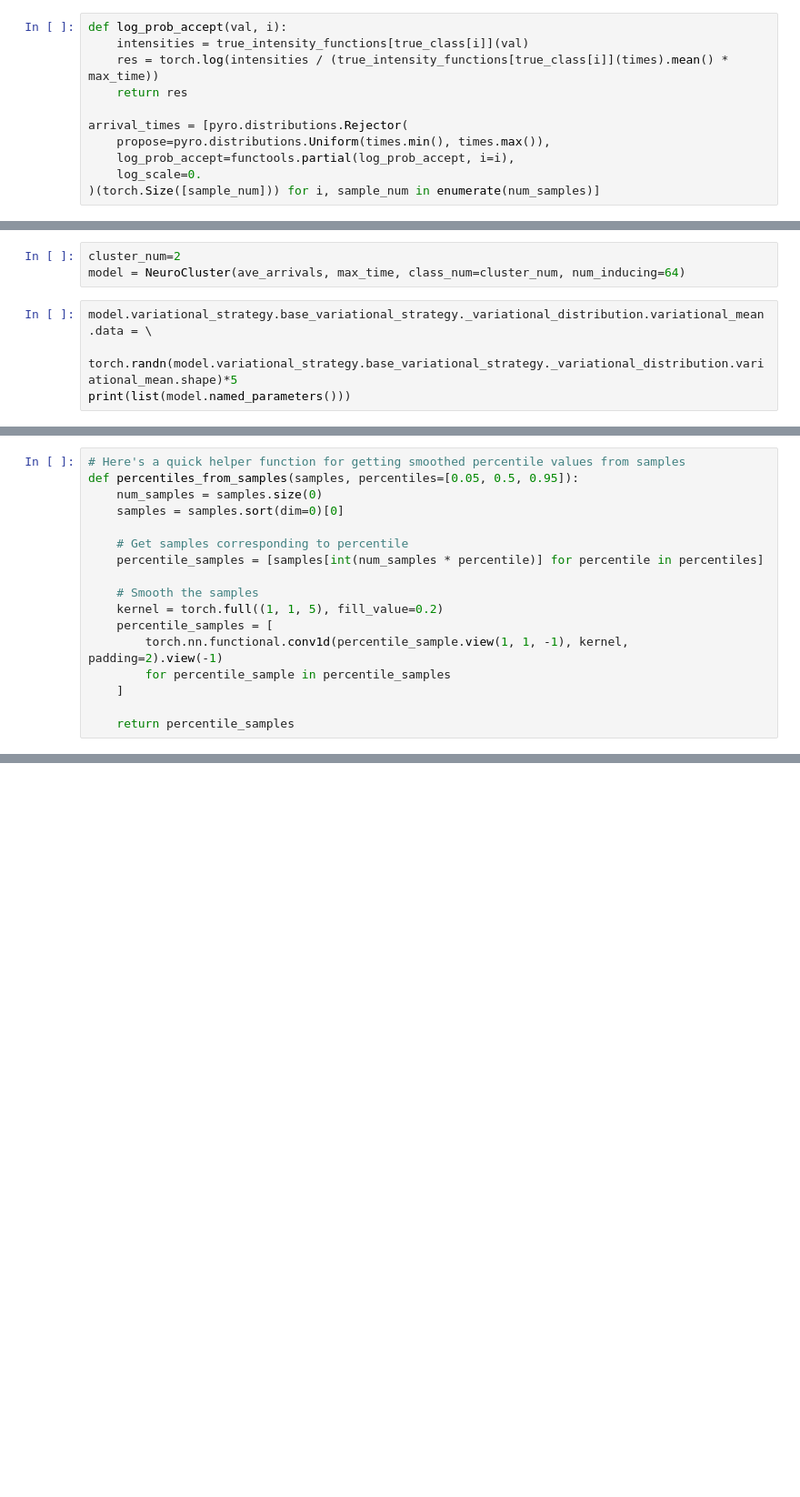
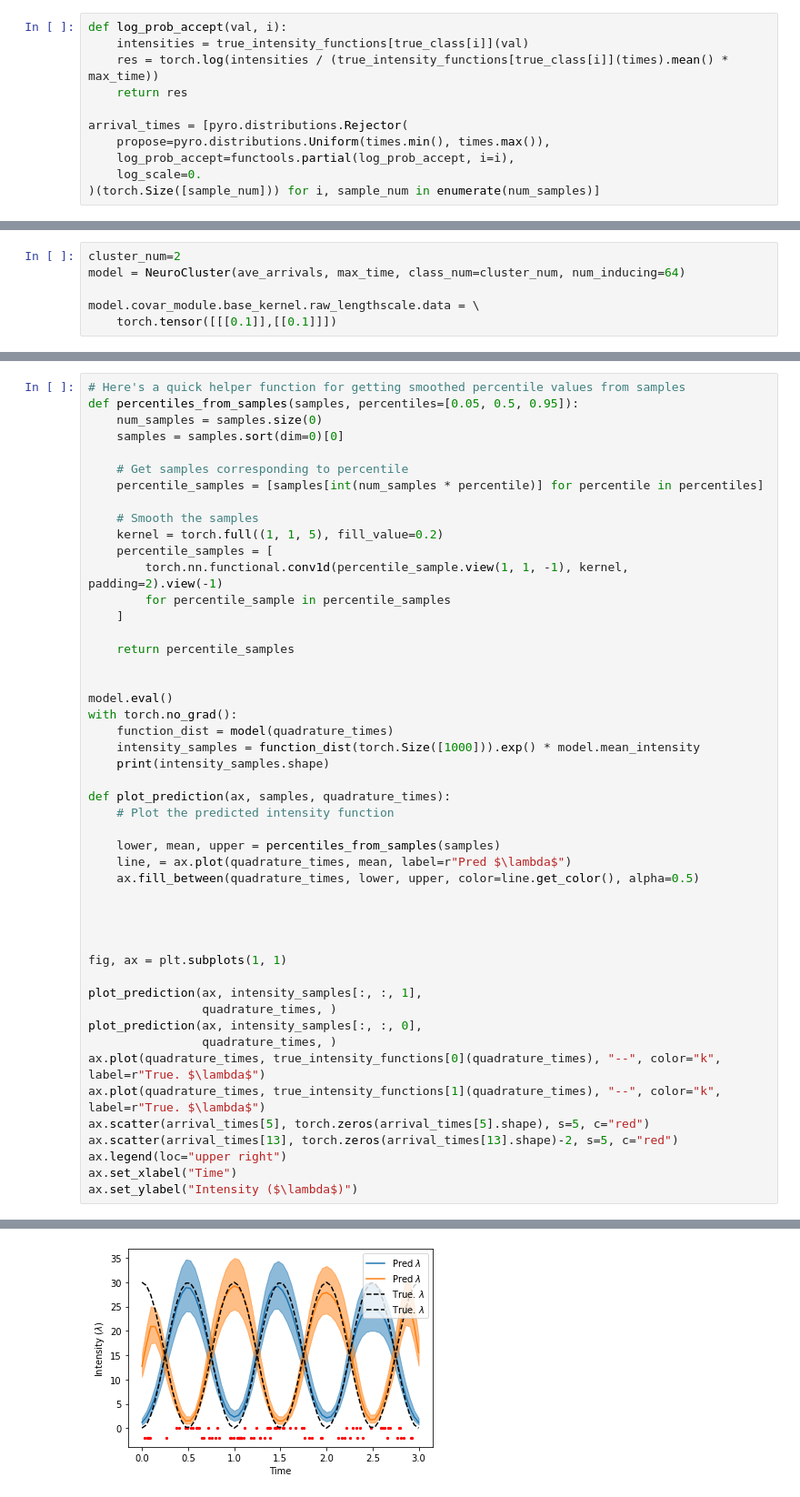
Before and after one commit to morim3/NeuroCluster, a Jupyter notebook: experiment/artificial_data.ipynb, the cells around one changed output, grey strips where cells are left out. Shown at 91% size. Cells and saved outputs as stored; diff of their text form; blank space fills up the shorter version.

Commit message:
complete implement and artificial data test

```diff
--- a/experiment/artificial_data.ipynb
+++ b/experiment/artificial_data.ipynb
@@ -104,7 +86,6 @@ ave_arrivals = np.mean([data_i.numel() for data_i in arrival_times])
 # %%
 cluster_num=2
 model = NeuroCluster(ave_arrivals, max_time, class_num=cluster_num, num_inducing=64)
+
+model.covar_module.base_kernel.raw_lengthscale.data = \
+    torch.tensor([[[0.1]],[[0.1]]])
-# %%
-model.variational_strategy.base_variational_strategy._variational_distribution.variational_mean.data = \
-    torch.randn(model.variational_strategy.base_variational_strategy._variational_distribution.variational_mean.shape)*5
-print(list(model.named_parameters()))
@@ -184,3 +134,35 @@ def percentiles_from_samples(samples, percentiles=[0.05, 0.5, 0.95]):
     ]
 
     return percentile_samples
+
+
+model.eval()
+with torch.no_grad():
+    function_dist = model(quadrature_times)
+    intensity_samples = function_dist(torch.Size([1000])).exp() * model.mean_intensity
+    print(intensity_samples.shape)
+
+def plot_prediction(ax, samples, quadrature_times):
+    # Plot the predicted intensity function
+
+    lower, mean, upper = percentiles_from_samples(samples)
+    line, = ax.plot(quadrature_times, mean, label=r"Pred $\lambda$")
+    ax.fill_between(quadrature_times, lower, upper, color=line.get_color(), alpha=0.5)
+
+
+
+
+fig, ax = plt.subplots(1, 1)
+
+plot_prediction(ax, intensity_samples[:, :, 1],
+                quadrature_times, )
+plot_prediction(ax, intensity_samples[:, :, 0],
+                quadrature_times, )
+ax.plot(quadrature_times, true_intensity_functions[0](quadrature_times), "--", color="k", label=r"True. $\lambda$")
+ax.plot(quadrature_times, true_intensity_functions[1](quadrature_times), "--", color="k", label=r"True. $\lambda$")
+ax.scatter(arrival_times[5], torch.zeros(arrival_times[5].shape), s=5, c="red")
+ax.scatter(arrival_times[13], torch.zeros(arrival_times[13].shape)-2, s=5, c="red")
+ax.legend(loc="upper right")
+ax.set_xlabel("Time")
+ax.set_ylabel("Intensity ($\lambda$)")
+# %% [output]
@@ -186,0 +171 @@ def percentiles_from_samples(samples, percentiles=[0.05, 0.5, 0.95]):
+[figure, added]
```
Also changed, not shown: parts of 13 cells of this notebook, 1 other file.
